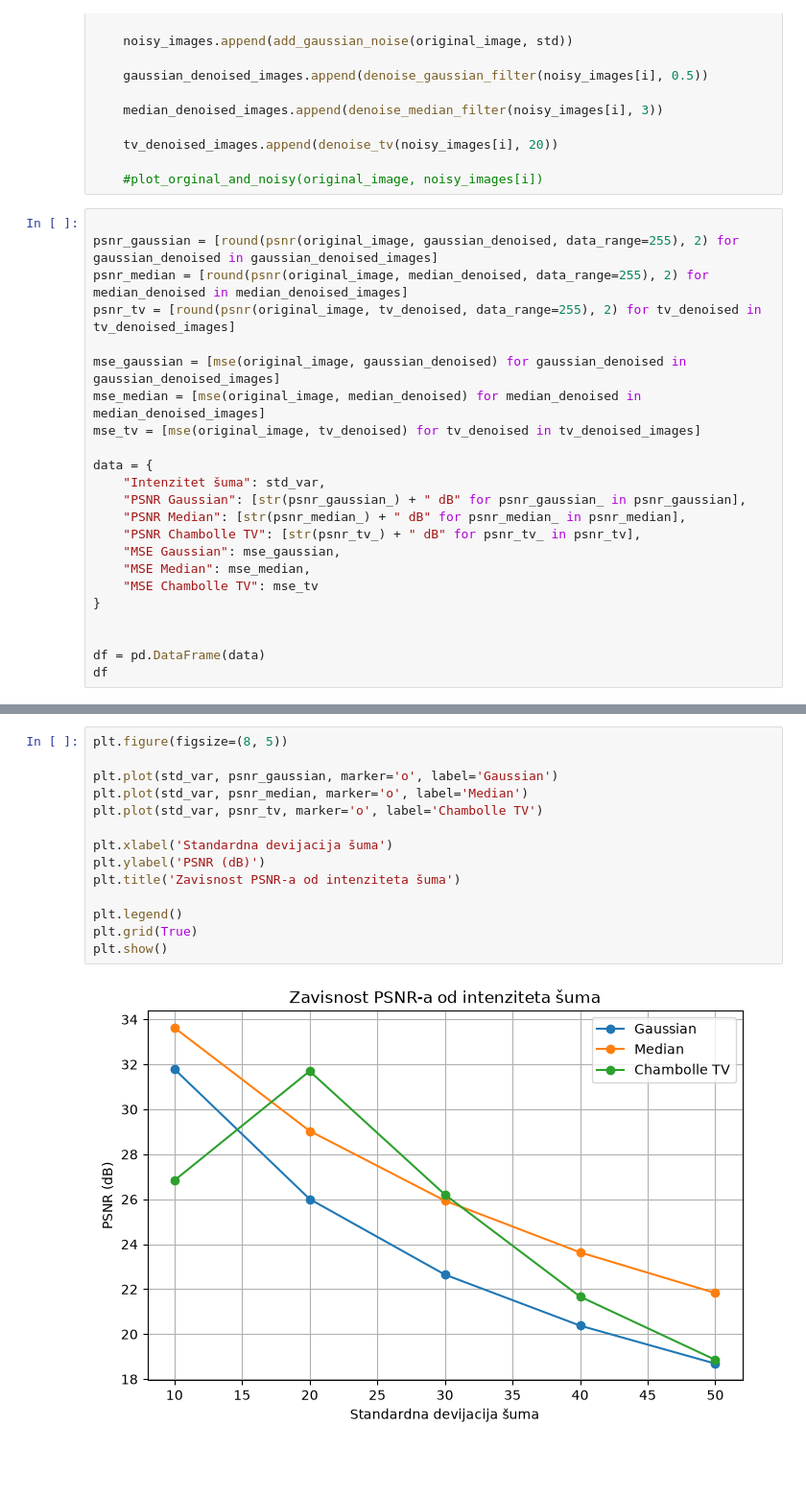
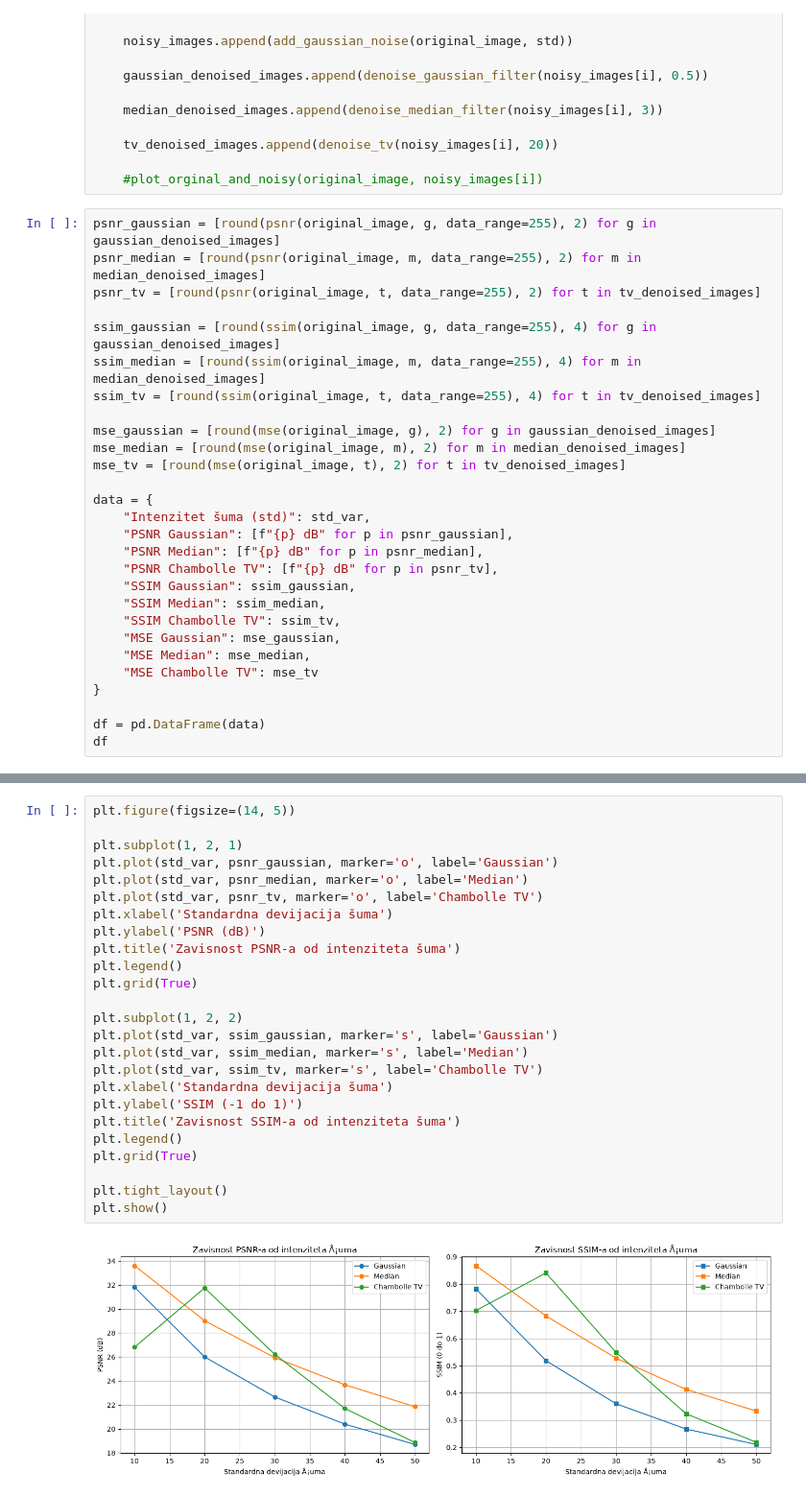
Before and after one commit to NataMata/TotalVariationDenoisingMethod, a Jupyter notebook: gaussian_median_chambolle.ipynb, the cells around one changed output, grey strips where cells are left out. Shown at 96% size. Saved outputs shown, nothing was run; the diff lists cells and outputs as text; blank space fills up the shorter version.

Commit message:
SSIM metrika

```diff
--- a/gaussian_median_chambolle.ipynb
+++ b/gaussian_median_chambolle.ipynb
@@ -221,26 +221,31 @@ for i, std in enumerate(std_var):
 
     #plot_orginal_and_noisy(original_image, noisy_images[i])
 # %%
+psnr_gaussian = [round(psnr(original_image, g, data_range=255), 2) for g in gaussian_denoised_images]
+psnr_median = [round(psnr(original_image, m, data_range=255), 2) for m in median_denoised_images]
+psnr_tv = [round(psnr(original_image, t, data_range=255), 2) for t in tv_denoised_images]
 
-psnr_gaussian = [round(psnr(original_image, gaussian_denoised, data_range=255), 2) for gaussian_denoised in gaussian_denoised_images]
-psnr_median = [round(psnr(original_image, median_denoised, data_range=255), 2) for median_denoised in median_denoised_images]
-psnr_tv = [round(psnr(original_image, tv_denoised, data_range=255), 2) for tv_denoised in tv_denoised_images]
+ssim_gaussian = [round(ssim(original_image, g, data_range=255), 4) for g in gaussian_denoised_images]
+ssim_median = [round(ssim(original_image, m, data_range=255), 4) for m in median_denoised_images]
+ssim_tv = [round(ssim(original_image, t, data_range=255), 4) for t in tv_denoised_images]
 
-mse_gaussian = [mse(original_image, gaussian_denoised) for gaussian_denoised in gaussian_denoised_images]
-mse_median = [mse(original_image, median_denoised) for median_denoised in median_denoised_images]
-mse_tv = [mse(original_image, tv_denoised) for tv_denoised in tv_denoised_images]
+mse_gaussian = [round(mse(original_image, g), 2) for g in gaussian_denoised_images]
+mse_median = [round(mse(original_image, m), 2) for m in median_denoised_images]
+mse_tv = [round(mse(original_image, t), 2) for t in tv_denoised_images]
 
 data = {
-    "Intenzitet šuma": std_var,
-    "PSNR Gaussian": [str(psnr_gaussian_) + " dB" for psnr_gaussian_ in psnr_gaussian],
-    "PSNR Median": [str(psnr_median_) + " dB" for psnr_median_ in psnr_median],
-    "PSNR Chambolle TV": [str(psnr_tv_) + " dB" for psnr_tv_ in psnr_tv],
+    "Intenzitet šuma (std)": std_var,
+    "PSNR Gaussian": [f"{p} dB" for p in psnr_gaussian],
+    "PSNR Median": [f"{p} dB" for p in psnr_median],
+    "PSNR Chambolle TV": [f"{p} dB" for p in psnr_tv],
+    "SSIM Gaussian": ssim_gaussian,
+    "SSIM Median": ssim_median,
+    "SSIM Chambolle TV": ssim_tv,
     "MSE Gaussian": mse_gaussian,
     "MSE Median": mse_median,
     "MSE Chambolle TV": mse_tv
 }
 
-
 df = pd.DataFrame(data)
 df
 # %% [output]
@@ -253,16 +258,27 @@ df
 # %%
-plt.figure(figsize=(8, 5))
+plt.figure(figsize=(14, 5))
 
+plt.subplot(1, 2, 1)
 plt.plot(std_var, psnr_gaussian, marker='o', label='Gaussian')
 plt.plot(std_var, psnr_median, marker='o', label='Median')
 plt.plot(std_var, psnr_tv, marker='o', label='Chambolle TV')
-
 plt.xlabel('Standardna devijacija šuma')
 plt.ylabel('PSNR (dB)')
 plt.title('Zavisnost PSNR-a od intenziteta šuma')
-
 plt.legend()
 plt.grid(True)
+
+plt.subplot(1, 2, 2)
+plt.plot(std_var, ssim_gaussian, marker='s', label='Gaussian')
+plt.plot(std_var, ssim_median, marker='s', label='Median')
+plt.plot(std_var, ssim_tv, marker='s', label='Chambolle TV')
+plt.xlabel('Standardna devijacija šuma')
+plt.ylabel('SSIM (-1 do 1)')
+plt.title('Zavisnost SSIM-a od intenziteta šuma')
+plt.legend()
+plt.grid(True)
+
+plt.tight_layout()
 plt.show()
 # %% [output]
-[figure, old version]
+[figure, new version]
```
Also changed, not shown: parts of 5 cells of this notebook, 1 other file.
